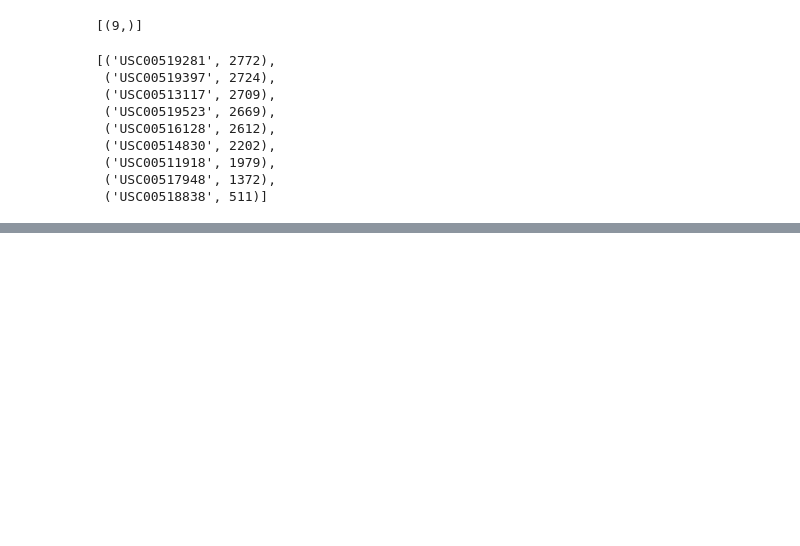
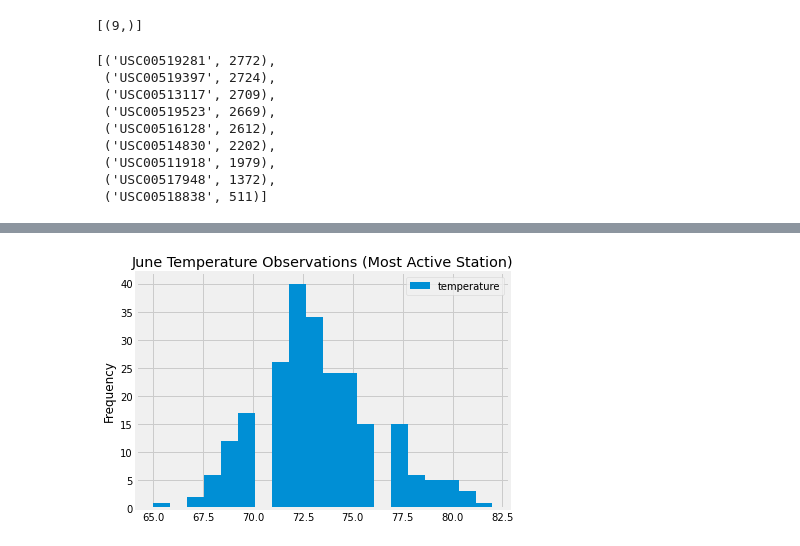
Before and after one commit to harg74/Surf-s_Up, a Jupyter notebook: SurfsUp_Challenge.ipynb, the cells around one changed output, grey strips where cells are left out. Saved outputs shown, nothing was run; the diff lists cells and outputs as text; code cells hidden in the pictures; blank space fills up the shorter version.

```diff
--- a/SurfsUp_Challenge.ipynb
+++ b/SurfsUp_Challenge.ipynb
@@ -222,0 +229,5 @@ group_by(Measurement.station).order_by(func.count(Measurement.station).desc()).a
+# %%
+station_june = session.query(Measurement.date, Measurement.tobs).\
+filter(Measurement.station == 'USC00519281').\
+filter(extract('month', Measurement.date) == 6).all()
+station_june
@@ -222,0 +252,3 @@ group_by(Measurement.station).order_by(func.count(Measurement.station).desc()).a
+# %%
+station_june_df=pd.DataFrame(station_june, columns=['date', 'temperature'])
+station_june_df
@@ -222,0 +269,11 @@ group_by(Measurement.station).order_by(func.count(Measurement.station).desc()).a
+# %%
+station_june_df.set_index(station_june_df['date'], inplace=True)
+station_june_df.to_string(index=False)
+station_june_df = station_june_df.sort_index()
+station_june_df.to_string(index=False)
+
+station_june_df.plot.hist(bins=20)
+plt.title('June Temperature Observations (Most Active Station)')
+plt.tight_layout()
+# %% [output]
+[figure, added]
```
Also changed, not shown: parts of 6 cells of this notebook.
